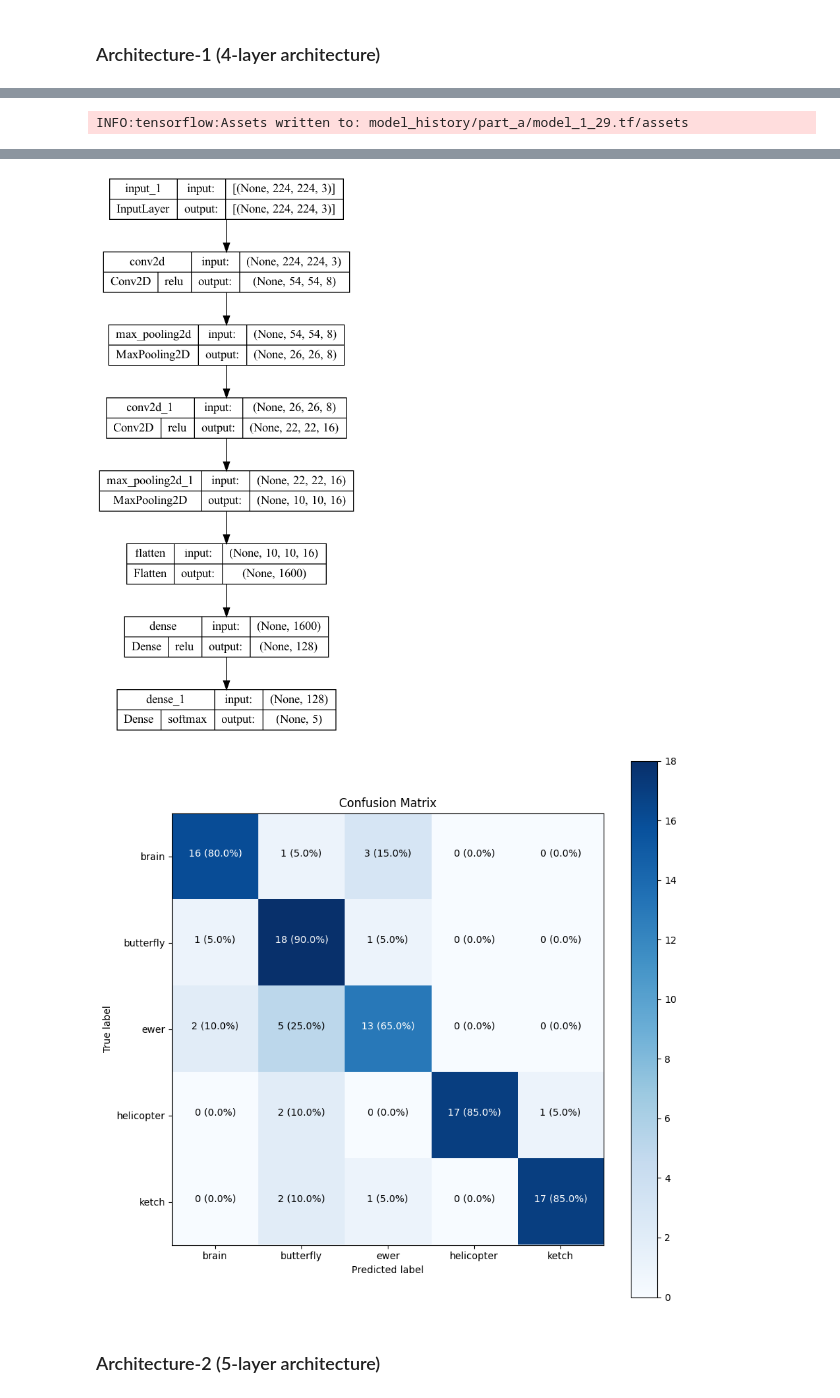
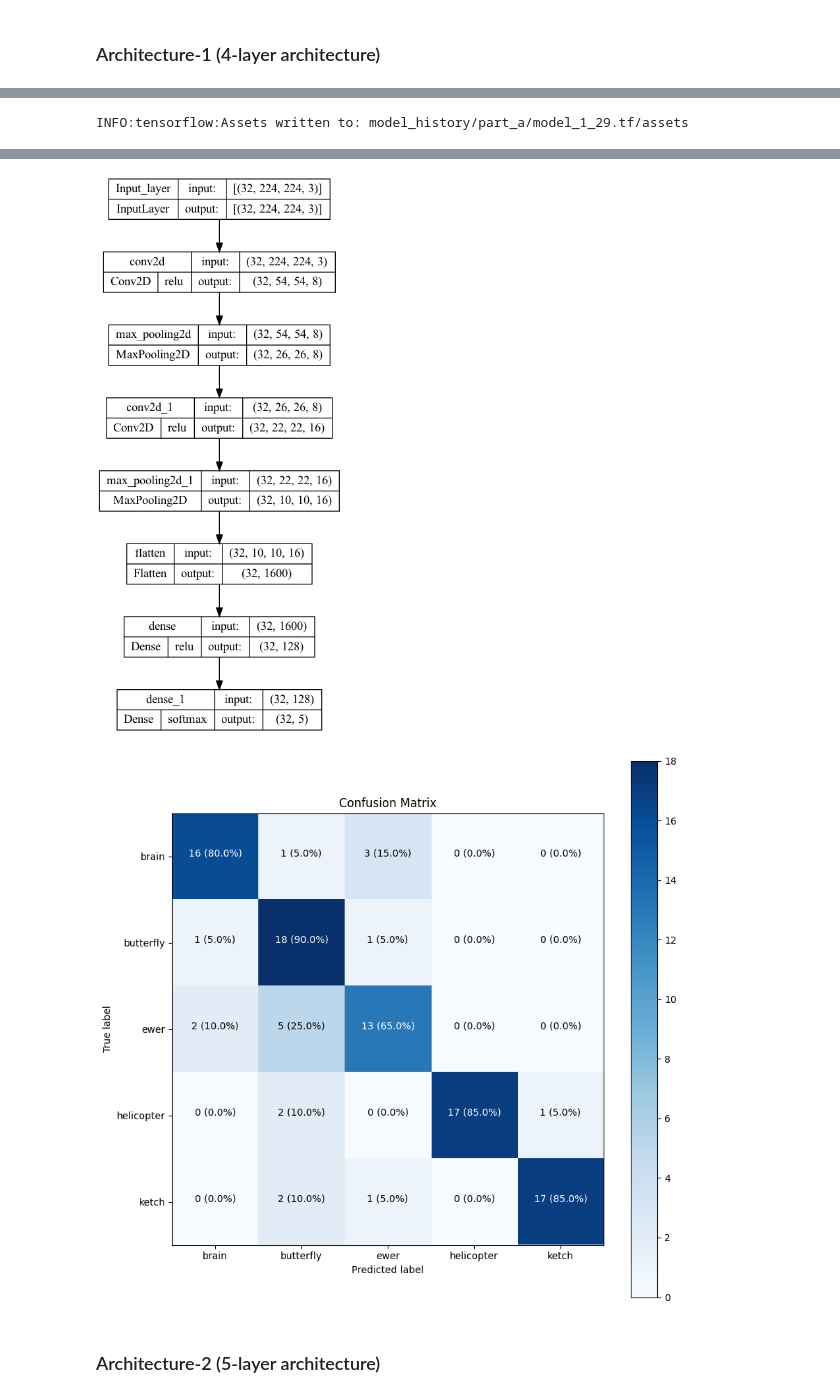
Before and after one commit to yashgupta1299/Object-Insight, a Jupyter notebook: a.ipynb, the cells around one changed output, grey strips where cells are left out. Saved outputs shown, nothing was run; the diff lists cells and outputs as text; code cells hidden in the pictures.

Commit message:
update model subclassic

```diff
--- a/a.ipynb
+++ b/a.ipynb
@@ -44,6 +44,7 @@ batch_size_val = 32
 threshold_val = 1e-4
 
 IMG_SIZE = (224, 224)
+CHANNELS = 3
 checkpoint_path = ''
 train_dir = 'Group_20/train'
 test_dir = 'Group_20/test'
@@ -338,20 +379,11 @@ initializer_6 = tf.keras.initializers.GlorotUniform(seed=random_state_global+5)
 # %%
 tf.random.set_seed(random_state_global)
 
-model_1 = keras.models.Sequential([
-  keras.layers.InputLayer(input_shape=(224, 224, 3)), # first layer specifies input shape (height, width, colour channels)
+model_1 = CNN_I(m_name='model_1')
 
-  keras.layers.Conv2D(filters=8, kernel_size=11, strides=4, activation="relu", kernel_initializer=initializer_1),
-  keras.layers.MaxPool2D(pool_size=3, strides=2),
-
-  keras.layers.Conv2D(filters=16, kernel_size=5, strides=1, activation="relu", kernel_initializer=initializer_2),
-  keras.layers.MaxPool2D(pool_size=3, strides=2),
-
-  keras.layers.Flatten(),
-  keras.layers.Dense(128, activation="relu", kernel_initializer=initializer_3),
-
-  keras.layers.Dense(5, activation="softmax", kernel_initializer=initializer_4) # binary activation output
-], name="model_1")
+# Build the model
+model_1.build(input_shape=(batch_size_val, IMG_SIZE[0], IMG_SIZE[1], CHANNELS))
+model_1.summary()
 
 # Compile the model
 model_1.compile(loss="categorical_crossentropy",
@@ -371,5 +403,5 @@ history_1 = model_1.fit(train_data,
 
 df_history_1 = pd.DataFrame(history_1.history)
 showResults(model_1, df_history_1)
-plot_model(model_1,to_file=f'model_images/model.png', show_shapes=True, show_layer_activations=True, expand_nested=True)
+plot_model(model_1.build_graph(), to_file=f'model_images/model.png', show_shapes=True, show_layer_activations=True, expand_nested=True)
 # %% [output]
@@ -405,4 +457,4 @@ Test Accuracy for model: 81.00%
-[figure, old version]
+[figure, new version]
 [figure]
 # %% [markdown]
 ### Architecture-2   (5-layer architecture)
```
Also changed, not shown: parts of 10 cells of this notebook, 12 other files.
